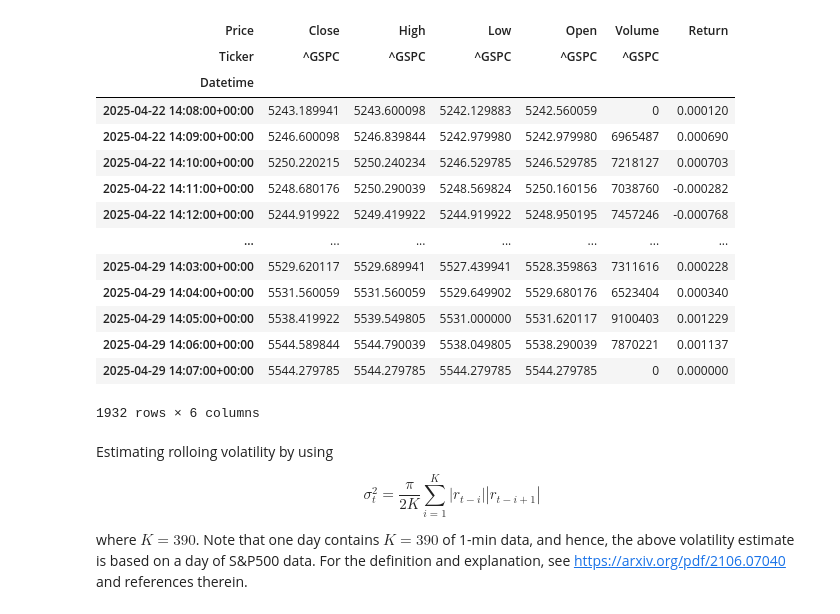
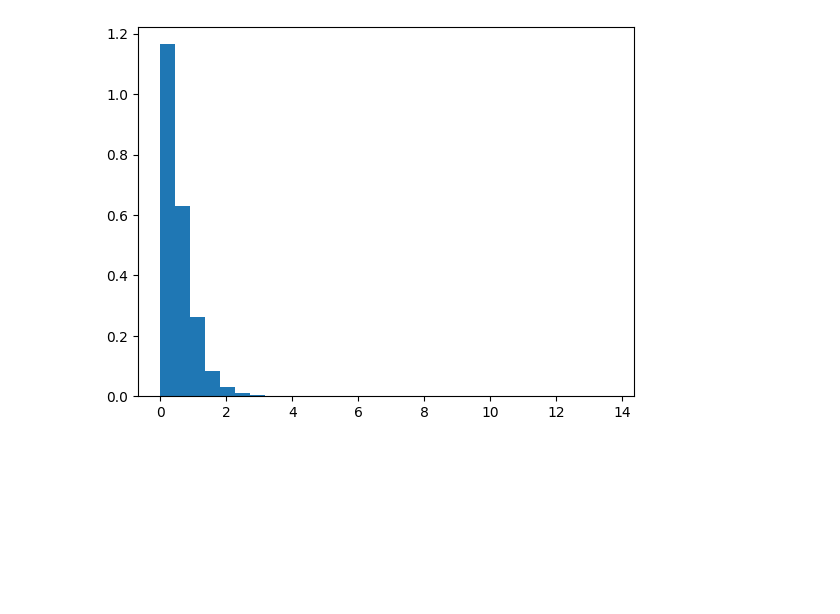
Before and after one commit to hjkim0620/Jump_Detection, a Jupyter notebook: jump_detection.ipynb, the cells around one changed output. Drawn from its saved outputs; the diff is of its cells as text; code cells hidden in the pictures; blank space fills up the shorter version.

Commit message:
S&P500 30-day 1min data jump

```diff
--- a/jump_detection.ipynb
+++ b/jump_detection.ipynb
@@ -64,3 +37,36 @@ ValueError: columns overlap but no suffix specified: MultiIndex([( 'Close', '^GS
+# %%
+def collect_data(intv='1m', ticker='^GSPC'):
+    '''
+    Collect intv data for past 30 days
+    Input
+        intv    (str)   interval
+        ticker  (str)   ticker
+    '''
+    t0 = datetime.datetime.today() - datetime.timedelta(days=29)
+    start_date = [t0 + datetime.timedelta(days=5 * i) for i in range(6)]
+
+    market_data = pd.concat([yf.download(ticker,
+                                         start=sd.strftime('%Y-%m-%d'),
+                                         end=(sd + datetime.timedelta(days=4)).strftime('%Y-%m-%d'),
+                                         interval=intv)
+                                         for sd in start_date],
+                            sort=True)
+
+    market_data['Return'] = np.log(market_data['Close'] / market_data['Open'])
+    market_data['Variance'] = market_data['Return'].rolling(390).apply(bipower_variance)
+    market_data['Volatility'] = market_data['Return'].rolling(390).apply(local_volatility)
+    market_data['Jump'] = np.abs(market_data['Return'] / market_data['Volatility'])
+
+    return market_data
+
+def bipower_variance(r: list[float], K=390) -> float:
+    a = np.abs(r[::-1][: K])
+    b = np.abs(r[::-1][1: K+1])
+
+    return np.pi / (2 * K) * np.sum(a * b)
+
+def local_volatility(r: list[float], K=390) -> float:
+    return np.sqrt(bipower_variance(r, K))
 # %%
-market_data
+market_data = collect_data()
 # %% [output]
@@ -104,26 +78,0 @@ market_data['Return'] = np.log(market_data['Close'] / market_data['Open'])
-# %%
-market_data
-# %% [output]
-| Price | Close | High | Low | Open | Volume | Return |
-| Ticker | ^GSPC | ^GSPC | ^GSPC | ^GSPC | ^GSPC |  |
-| Datetime |  |  |  |  |  |  |
-| 2025-04-22 14:08:00+00:00 | 5243.189941 | 5243.600098 | 5242.129883 | 5242.560059 | 0 | 0.000120 |
-| 2025-04-22 14:09:00+00:00 | 5246.600098 | 5246.839844 | 5242.979980 | 5242.979980 | 6965487 | 0.000690 |
-| 2025-04-22 14:10:00+00:00 | 5250.220215 | 5250.240234 | 5246.529785 | 5246.529785 | 7218127 | 0.000703 |
-| 2025-04-22 14:11:00+00:00 | 5248.680176 | 5250.290039 | 5248.569824 | 5250.160156 | 7038760 | -0.000282 |
-| 2025-04-22 14:12:00+00:00 | 5244.919922 | 5249.419922 | 5244.919922 | 5248.950195 | 7457246 | -0.000768 |
-| ... | ... | ... | ... | ... | ... | ... |
-| 2025-04-29 14:03:00+00:00 | 5529.620117 | 5529.689941 | 5527.439941 | 5528.359863 | 7311616 | 0.000228 |
-| 2025-04-29 14:04:00+00:00 | 5531.560059 | 5531.560059 | 5529.649902 | 5529.680176 | 6523404 | 0.000340 |
-| 2025-04-29 14:05:00+00:00 | 5538.419922 | 5539.549805 | 5531.000000 | 5531.620117 | 9100403 | 0.001229 |
-| 2025-04-29 14:06:00+00:00 | 5544.589844 | 5544.790039 | 5538.049805 | 5538.290039 | 7870221 | 0.001137 |
-| 2025-04-29 14:07:00+00:00 | 5544.279785 | 5544.279785 | 5544.279785 | 5544.279785 | 0 | 0.000000 |
-1932 rows × 6 columns
-# %% [markdown]
-Estimating rolloing volatility by using
-
-$$
-\sigma_t^2 = \frac{\pi}{2K} \sum_{i=1}^K | r_{t-i} | | r_{t-i+1} |
-$$
-
-where $K=390$. Note that one day contains $K=390$ of 1-min data, and hence, the above volatility estimate is based on a day of S&P500 data. For the definition and explanation, see https://arxiv.org/pdf/2106.07040 and references therein.
@@ -143,2 +79,6 @@ market_data['Jump'] = np.abs(market_data['Return'] / market_data['Volatility'])
 # %%
-aa = np.array(market_data['Jump'])
+plt.hist(np.array(market_data['Jump']),
+         bins=30,
+         density=True);
+# %% [output]
+[figure, added]
```
Also changed, not shown: parts of 24 cells of this notebook, 1 other file.
